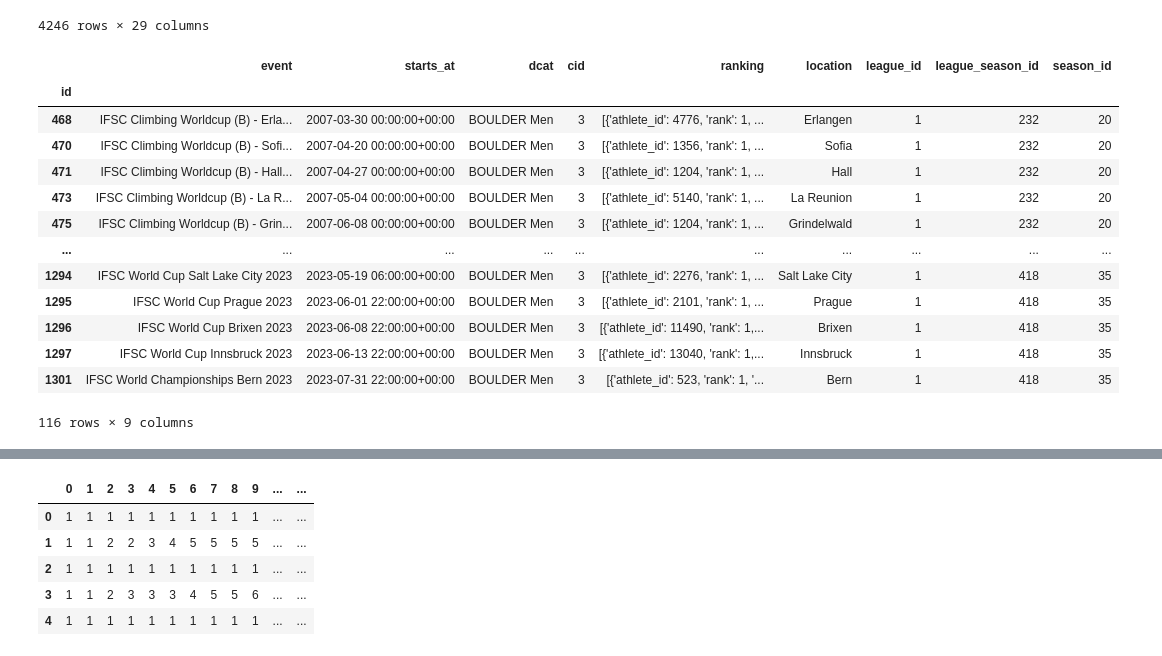
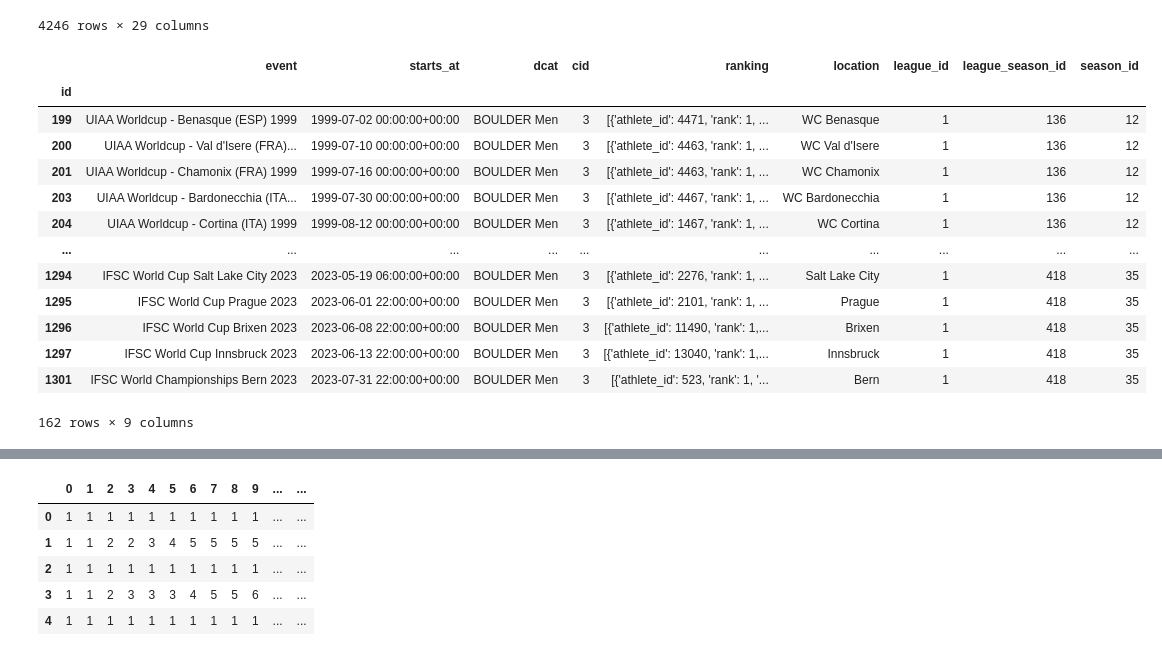
Before and after one commit to manhellis/ifsc-result-browser, a Jupyter notebook: fastAPI/workspace.ipynb, the cells around one changed output, grey strips where cells are left out. Cells and saved outputs as stored; diff of their text form; code cells hidden in the pictures.

```diff
--- a/fastAPI/workspace.ipynb
+++ b/fastAPI/workspace.ipynb
@@ -592,28 +592,28 @@ joined_df
 # %%
 #select boulder and lead events, extract r0ound data into objects tagged with event info like id, cid, name, date. essential.
 selected_events = joined_df[
     (joined_df['league_id'] == 1) & (
         # (joined_df['dcat'] == 'LEAD Men') |
-        # (joined_df['dcat'] == 'LEAD Women') |
+        # (joined_df['dcat'] == 'LEAD Women')
         (joined_df['dcat'] == 'BOULDER Men')
         # | (joined_df['dcat'] == 'BOULDER Women')
     ) &
-    (joined_df['starts_at'] > '2007-01-01') & # 2007 is the first year of the IFSC - pre 2007 per boulder rankings dont exist
+    (joined_df['starts_at'] > '1990-01-01') & # 2007 is the first year of the IFSC - pre 2007 per boulder rankings dont exist
     (joined_df['starts_at'] < '2024-01-01')
 ][['event', 'starts_at', 'dcat','cid', 'ranking', 'location', 'league_id', 'league_season_id', 'season_id']].sort_values('starts_at')
 selected_events
 # %% [output]
 |  | event | starts_at | dcat | cid | ranking | location | league_id | league_season_id | season_id |
 | id |  |  |  |  |  |  |  |  |  |
-| 468 | IFSC Climbing Worldcup (B) - Erla... | 2007-03-30 00:00:00+00:00 | BOULDER Men | 3 | [{'athlete_id': 4776, 'rank': 1, ... | Erlangen | 1 | 232 | 20 |
-| 470 | IFSC Climbing Worldcup (B) - Sofi... | 2007-04-20 00:00:00+00:00 | BOULDER Men | 3 | [{'athlete_id': 1356, 'rank': 1, ... | Sofia | 1 | 232 | 20 |
-| 471 | IFSC Climbing Worldcup (B) - Hall... | 2007-04-27 00:00:00+00:00 | BOULDER Men | 3 | [{'athlete_id': 1204, 'rank': 1, ... | Hall | 1 | 232 | 20 |
-| 473 | IFSC Climbing Worldcup (B) - La R... | 2007-05-04 00:00:00+00:00 | BOULDER Men | 3 | [{'athlete_id': 5140, 'rank': 1, ... | La Reunion | 1 | 232 | 20 |
-| 475 | IFSC Climbing Worldcup (B) - Grin... | 2007-06-08 00:00:00+00:00 | BOULDER Men | 3 | [{'athlete_id': 1204, 'rank': 1, ... | Grindelwald | 1 | 232 | 20 |
+| 199 | UIAA Worldcup - Benasque (ESP) 1999 | 1999-07-02 00:00:00+00:00 | BOULDER Men | 3 | [{'athlete_id': 4471, 'rank': 1, ... | WC Benasque | 1 | 136 | 12 |
+| 200 | UIAA Worldcup - Val d'Isere (FRA)... | 1999-07-10 00:00:00+00:00 | BOULDER Men | 3 | [{'athlete_id': 4463, 'rank': 1, ... | WC Val d'Isere | 1 | 136 | 12 |
+| 201 | UIAA Worldcup - Chamonix (FRA) 1999 | 1999-07-16 00:00:00+00:00 | BOULDER Men | 3 | [{'athlete_id': 4463, 'rank': 1, ... | WC Chamonix | 1 | 136 | 12 |
+| 203 | UIAA Worldcup - Bardonecchia (ITA... | 1999-07-30 00:00:00+00:00 | BOULDER Men | 3 | [{'athlete_id': 4467, 'rank': 1, ... | WC Bardonecchia | 1 | 136 | 12 |
+| 204 | UIAA Worldcup - Cortina (ITA) 1999 | 1999-08-12 00:00:00+00:00 | BOULDER Men | 3 | [{'athlete_id': 1467, 'rank': 1, ... | WC Cortina | 1 | 136 | 12 |
 | ... | ... | ... | ... | ... | ... | ... | ... | ... | ... |
 | 1294 | IFSC World Cup Salt Lake City 2023 | 2023-05-19 06:00:00+00:00 | BOULDER Men | 3 | [{'athlete_id': 2276, 'rank': 1, ... | Salt Lake City | 1 | 418 | 35 |
 | 1295 | IFSC World Cup Prague 2023 | 2023-06-01 22:00:00+00:00 | BOULDER Men | 3 | [{'athlete_id': 2101, 'rank': 1, ... | Prague | 1 | 418 | 35 |
 | 1296 | IFSC World Cup Brixen 2023 | 2023-06-08 22:00:00+00:00 | BOULDER Men | 3 | [{'athlete_id': 11490, 'rank': 1,... | Brixen | 1 | 418 | 35 |
 | 1297 | IFSC World Cup Innsbruck 2023 | 2023-06-13 22:00:00+00:00 | BOULDER Men | 3 | [{'athlete_id': 13040, 'rank': 1,... | Innsbruck | 1 | 418 | 35 |
 | 1301 | IFSC World Championships Bern 2023 | 2023-07-31 22:00:00+00:00 | BOULDER Men | 3 | [{'athlete_id': 523, 'rank': 1, '... | Bern | 1 | 418 | 35 |
-116 rows × 9 columns
+162 rows × 9 columns
```
Also changed, not shown: parts of 14 cells of this notebook, 6 other files.
